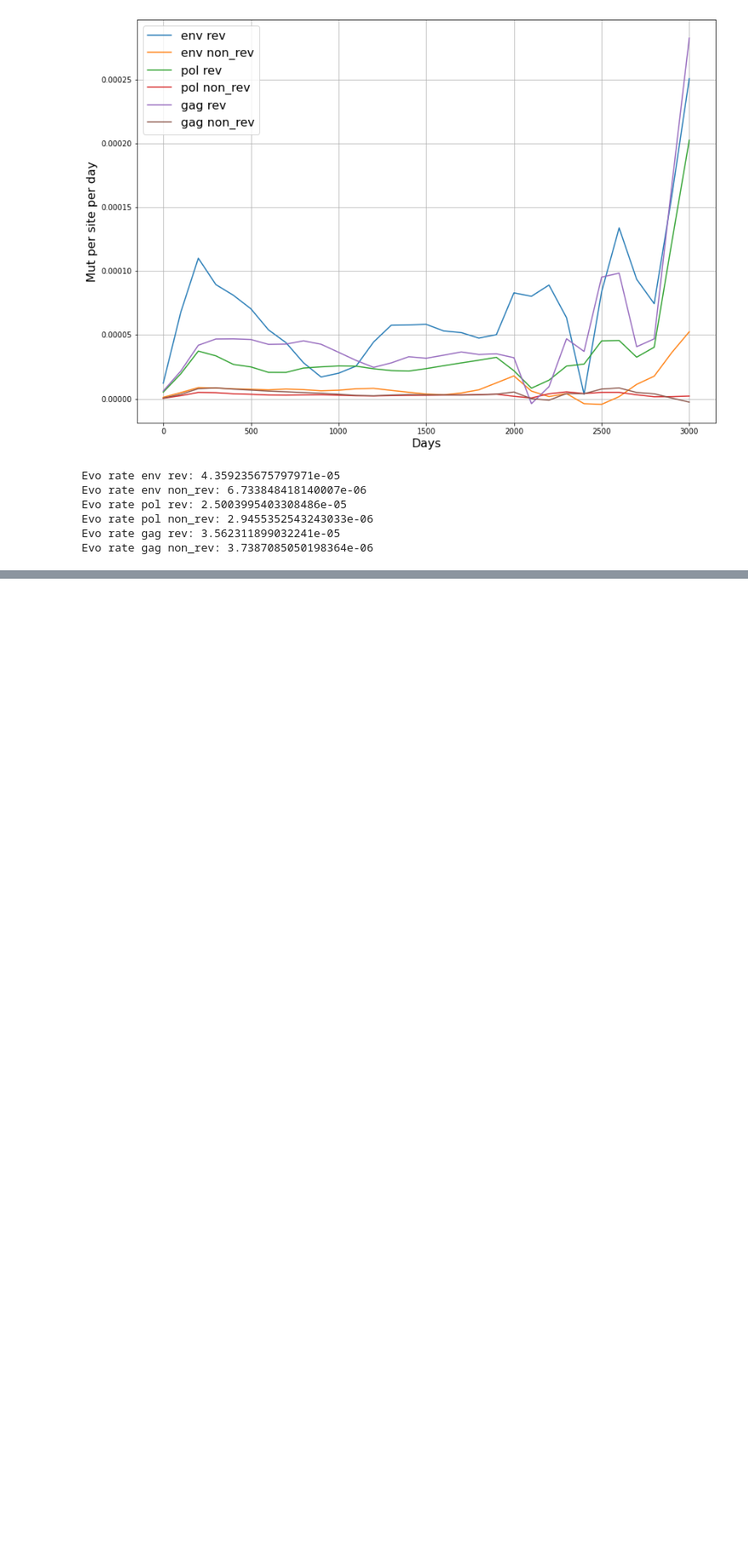
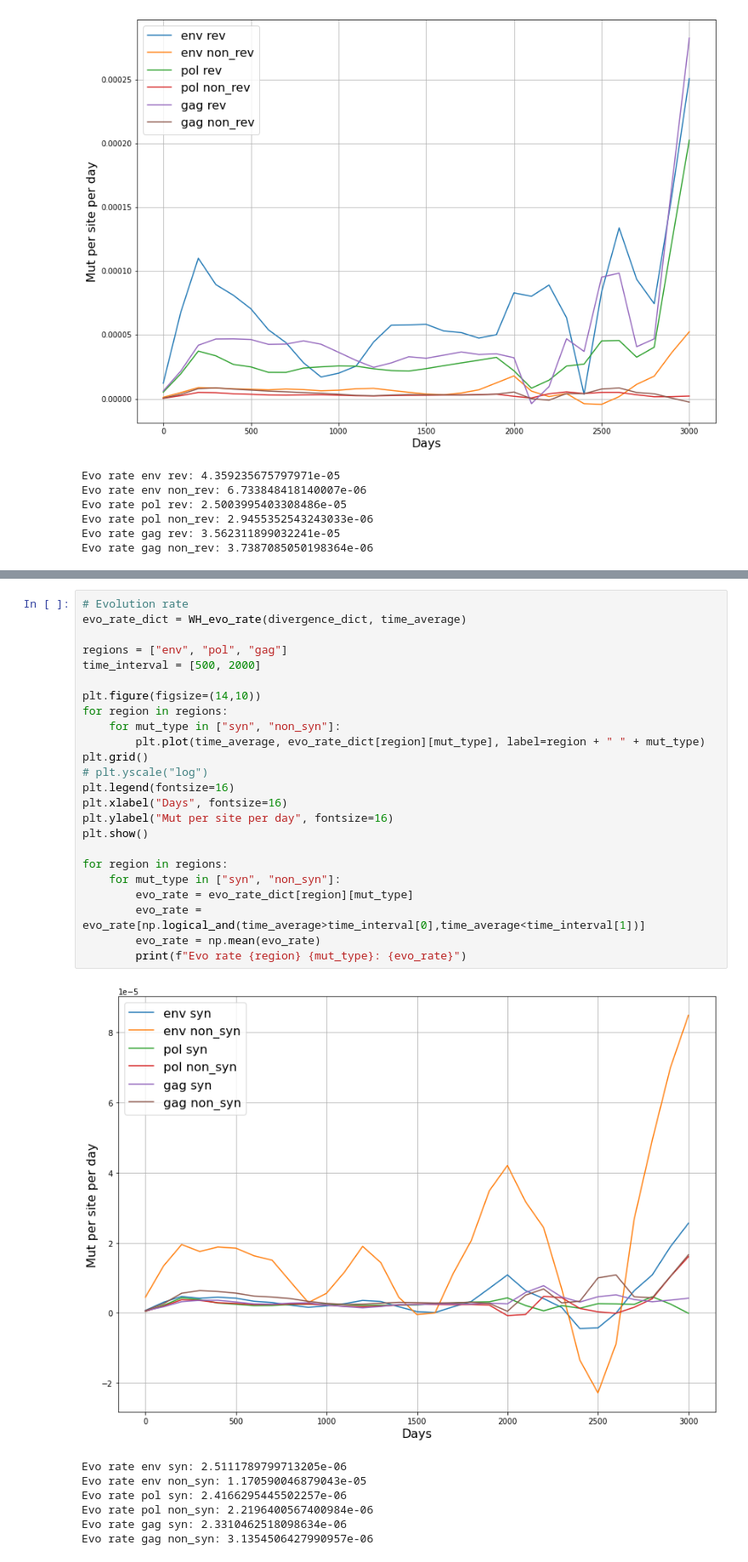
Before and after one commit to neherlab/HIVEVO_recombination, a Jupyter notebook: notebooks/paper_draft/divergence.ipynb, the cells around one changed output, grey strips where cells are left out. Shown at 85% size. Cells and saved outputs as stored; diff of their text form; blank space fills up the shorter version.

```diff
--- a/notebooks/paper_draft/divergence.ipynb
+++ b/notebooks/paper_draft/divergence.ipynb
@@ -205,0 +263,32 @@ Evo rate gag non_rev: 3.7387085050198364e-06
+# %%
+# Evolution rate
+evo_rate_dict = WH_evo_rate(divergence_dict, time_average)
+
+regions = ["env", "pol", "gag"]
+time_interval = [500, 2000]
+
+plt.figure(figsize=(14,10))
+for region in regions:
+    for mut_type in ["syn", "non_syn"]:
+        plt.plot(time_average, evo_rate_dict[region][mut_type], label=region + " " + mut_type)
+plt.grid()
+# plt.yscale("log")
+plt.legend(fontsize=16)
+plt.xlabel("Days", fontsize=16)
+plt.ylabel("Mut per site per day", fontsize=16)
+plt.show()
+
+for region in regions:
+    for mut_type in ["syn", "non_syn"]:
+        evo_rate = evo_rate_dict[region][mut_type]
+        evo_rate = evo_rate[np.logical_and(time_average>time_interval[0],time_average<time_interval[1])]
+        evo_rate = np.mean(evo_rate)
+        print(f"Evo rate {region} {mut_type}: {evo_rate}")
+# %% [output]
+[figure, added]
+Evo rate env syn: 2.5111789799713205e-06
+Evo rate env non_syn: 1.170590046879043e-05
+Evo rate pol syn: 2.4166295445502257e-06
+Evo rate pol non_syn: 2.2196400567400984e-06
+Evo rate gag syn: 2.3310462518098634e-06
+Evo rate gag non_syn: 3.1354506427990957e-06
```
Also changed, not shown: parts of 13 cells of this notebook, 1 other file.
